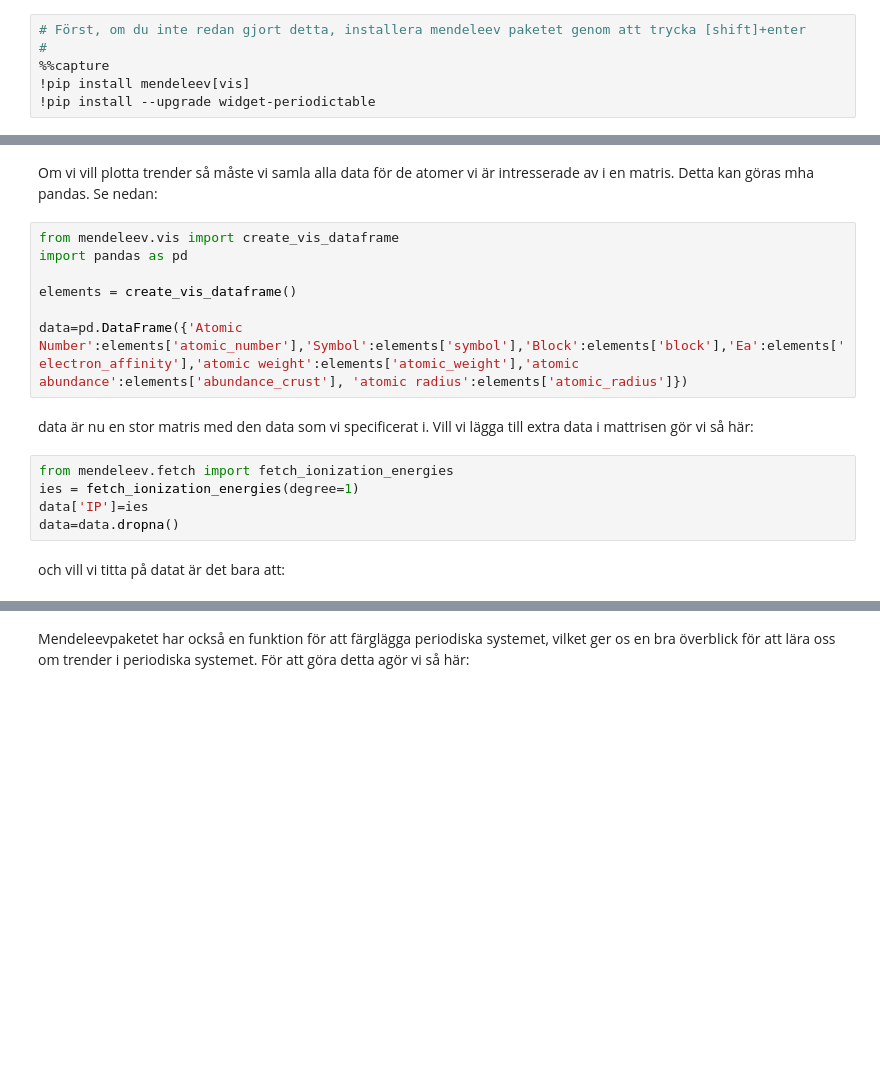
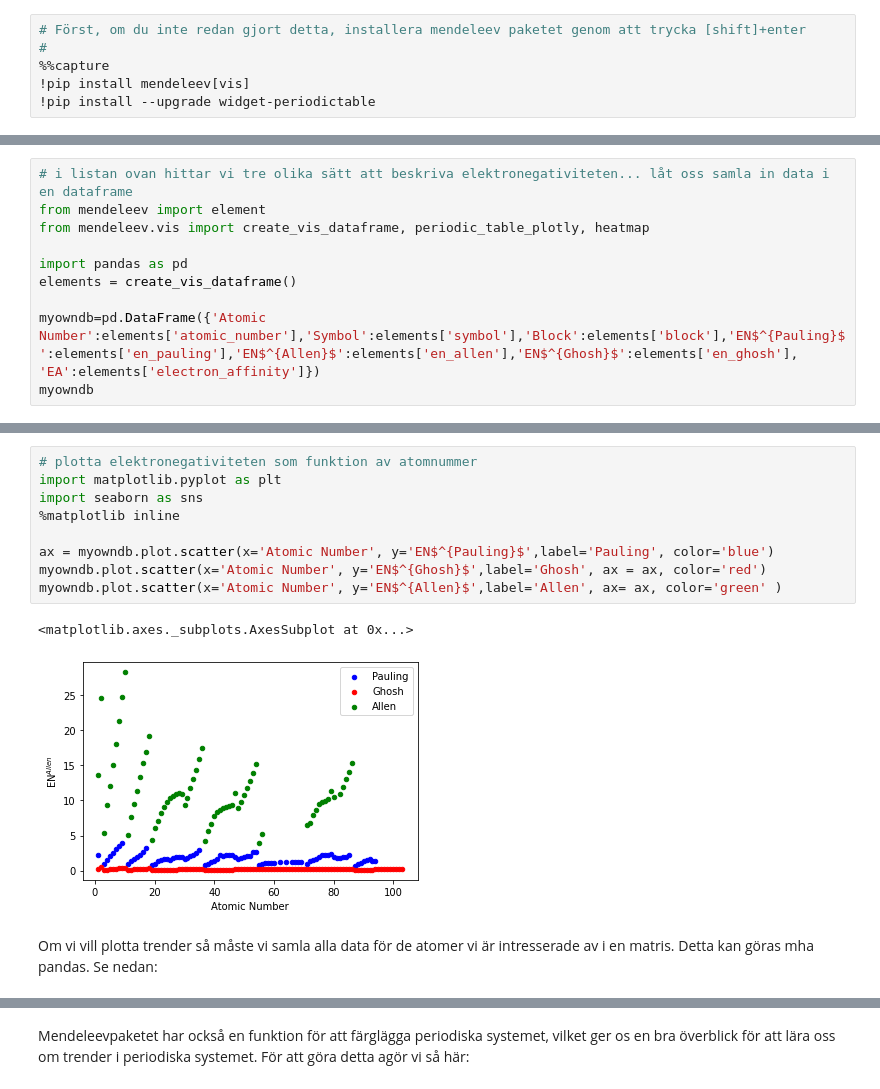
Before and after one commit to peterbmob/Labs, a Jupyter notebook: EN.ipynb, the cells around one changed output, grey strips where cells are left out. Saved outputs shown, nothing was run; the diff lists cells and outputs as text; blank space fills up the shorter version.

```diff
--- a/EN.ipynb
+++ b/EN.ipynb
@@ -23,0 +13,10 @@ print('elektronegativiteten enligt Paulingskalan för Si är:', data.electronega
+# %%
+# i listan ovan hittar vi tre olika sätt att beskriva elektronegativiteten... låt oss samla in data i en dataframe
+from mendeleev import element
+from mendeleev.vis import create_vis_dataframe, periodic_table_plotly, heatmap
+
+import pandas as pd
+elements = create_vis_dataframe()
+
+myowndb=pd.DataFrame({'Atomic Number':elements['atomic_number'],'Symbol':elements['symbol'],'Block':elements['block'],'EN$^{Pauling}$':elements['en_pauling'],'EN$^{Allen}$':elements['en_allen'],'EN$^{Ghosh}$':elements['en_ghosh'], 'EA':elements['electron_affinity']})
+myowndb
@@ -24,18 +37,14 @@ print('elektronegativiteten enligt Paulingskalan för Si är:', data.electronega
+# %%
+# plotta elektronegativiteten som funktion av atomnummer
+import matplotlib.pyplot as plt
+import seaborn as sns
+%matplotlib inline
+
+ax = myowndb.plot.scatter(x='Atomic Number', y='EN$^{Pauling}$',label='Pauling', color='blue')
+myowndb.plot.scatter(x='Atomic Number', y='EN$^{Ghosh}$',label='Ghosh', ax = ax, color='red')
+myowndb.plot.scatter(x='Atomic Number', y='EN$^{Allen}$',label='Allen', ax= ax, color='green' )
+# %% [output]
+<matplotlib.axes._subplots.AxesSubplot at 0x...>
+[figure, added]
 # %% [markdown]
 Om vi vill plotta trender så måste vi samla alla data för de atomer vi är intresserade av i en matris. Detta kan göras mha pandas. Se nedan:
-# %%
-from mendeleev.vis import create_vis_dataframe
-import pandas as pd
-
-elements = create_vis_dataframe()
-
-data=pd.DataFrame({'Atomic Number':elements['atomic_number'],'Symbol':elements['symbol'],'Block':elements['block'],'Ea':elements['electron_affinity'],'atomic weight':elements['atomic_weight'],'atomic abundance':elements['abundance_crust'], 'atomic radius':elements['atomic_radius']})
-# %% [markdown]
-data är nu en stor matris med den data som vi specificerat i. Vill vi lägga till extra data i mattrisen gör vi så här:
-# %%
-from mendeleev.fetch import fetch_ionization_energies
-ies = fetch_ionization_energies(degree=1)
-data['IP']=ies
-data=data.dropna()
-# %% [markdown]
-och vill vi titta på datat är det bara att:
```
Also changed, not shown: parts of 16 cells of this notebook.
